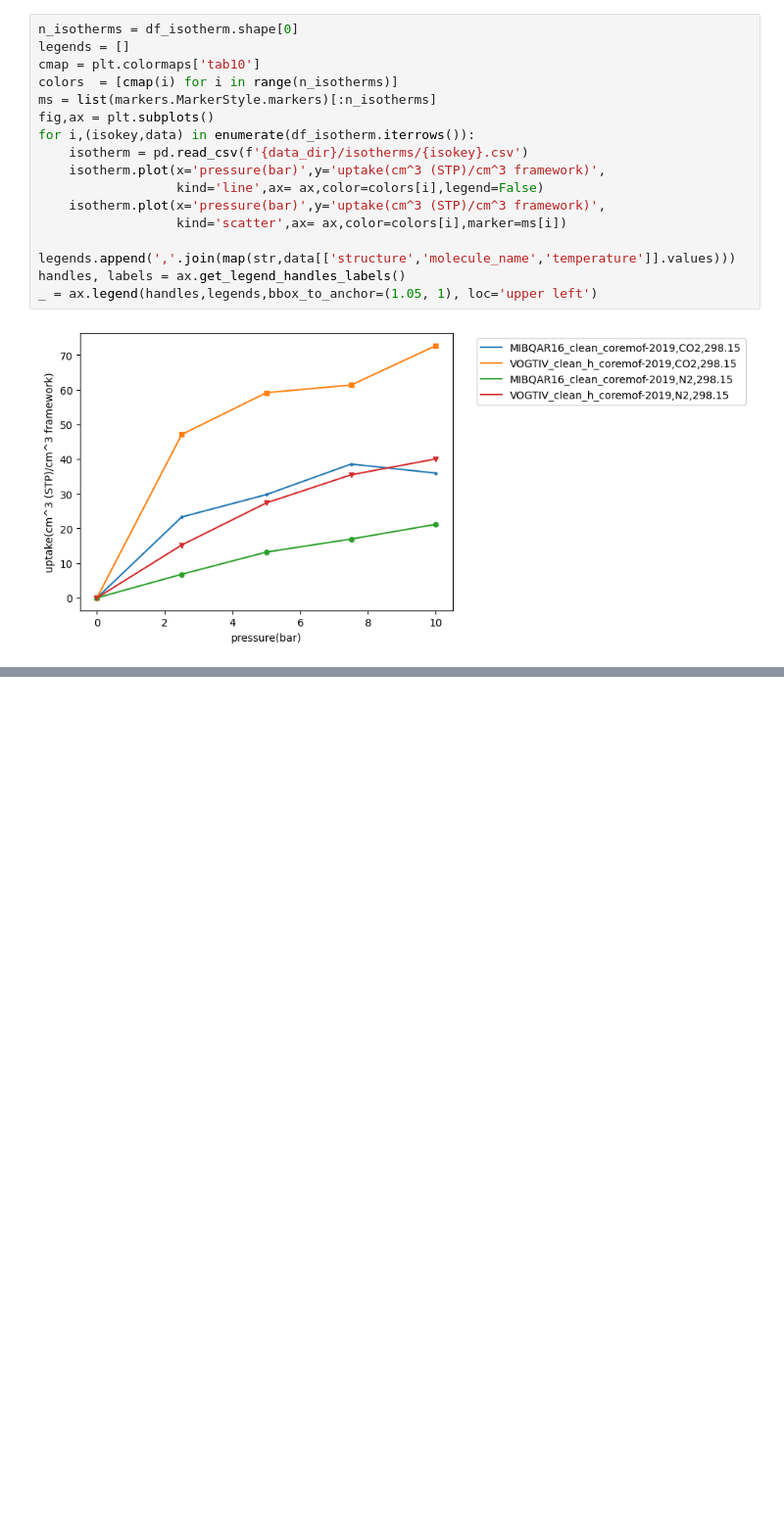
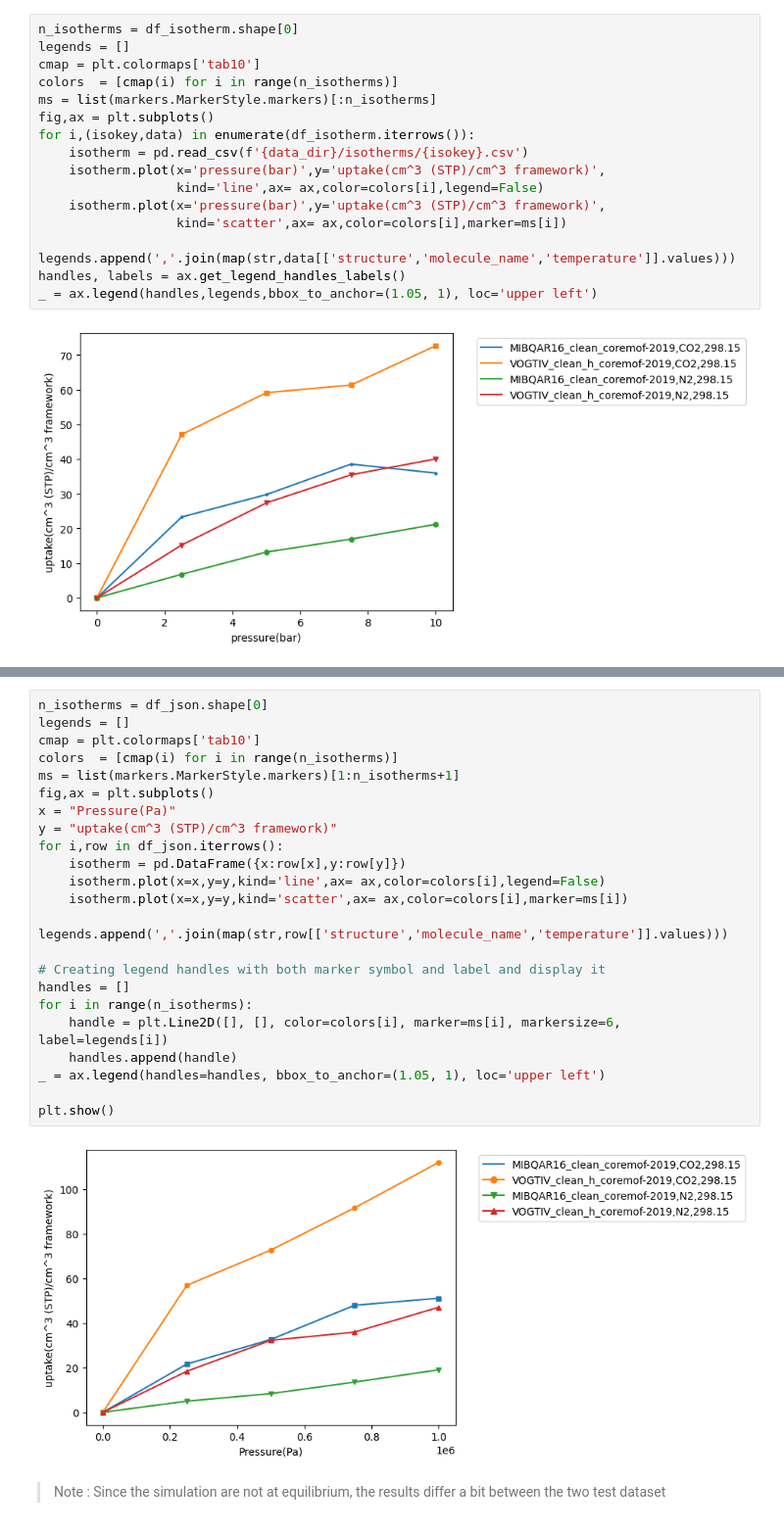
Before and after one commit to coudertlab/simple-adsorption-workflow, a Jupyter notebook: plot_isotherms.ipynb, the cells around one changed output, grey strips where cells are left out. Shown: that part at 98% size. Drawn from its saved outputs; the diff is of its cells as text; blank space fills up the shorter version.

```diff
--- a/plot_isotherms.ipynb
+++ b/plot_isotherms.ipynb
@@ -147,0 +128,27 @@ _ = ax.legend(handles,legends,bbox_to_anchor=(1.05, 1), loc='upper left')
+# %%
+n_isotherms = df_json.shape[0]
+legends = []
+cmap = plt.colormaps['tab10']
+colors  = [cmap(i) for i in range(n_isotherms)]
+ms = list(markers.MarkerStyle.markers)[1:n_isotherms+1]
+fig,ax = plt.subplots()
+x = "Pressure(Pa)"
+y = "uptake(cm^3 (STP)/cm^3 framework)"
+for i,row in df_json.iterrows():
+    isotherm = pd.DataFrame({x:row[x],y:row[y]})
+    isotherm.plot(x=x,y=y,kind='line',ax= ax,color=colors[i],legend=False)
+    isotherm.plot(x=x,y=y,kind='scatter',ax= ax,color=colors[i],marker=ms[i])
+    legends.append(','.join(map(str,row[['structure','molecule_name','temperature']].values)))
+
+# Creating legend handles with both marker symbol and label and display it
+handles = []
+for i in range(n_isotherms):
+    handle = plt.Line2D([], [], color=colors[i], marker=ms[i], markersize=6, label=legends[i])
+    handles.append(handle)
+_ = ax.legend(handles=handles, bbox_to_anchor=(1.05, 1), loc='upper left')
+
+plt.show()
+# %% [output]
+[figure, added]
+# %% [markdown]
+> Note : Since the simulation are not at equilibrium, the results differ a bit between the two test dataset
```
Also changed, not shown: parts of 20 cells of this notebook, 6 other files.
